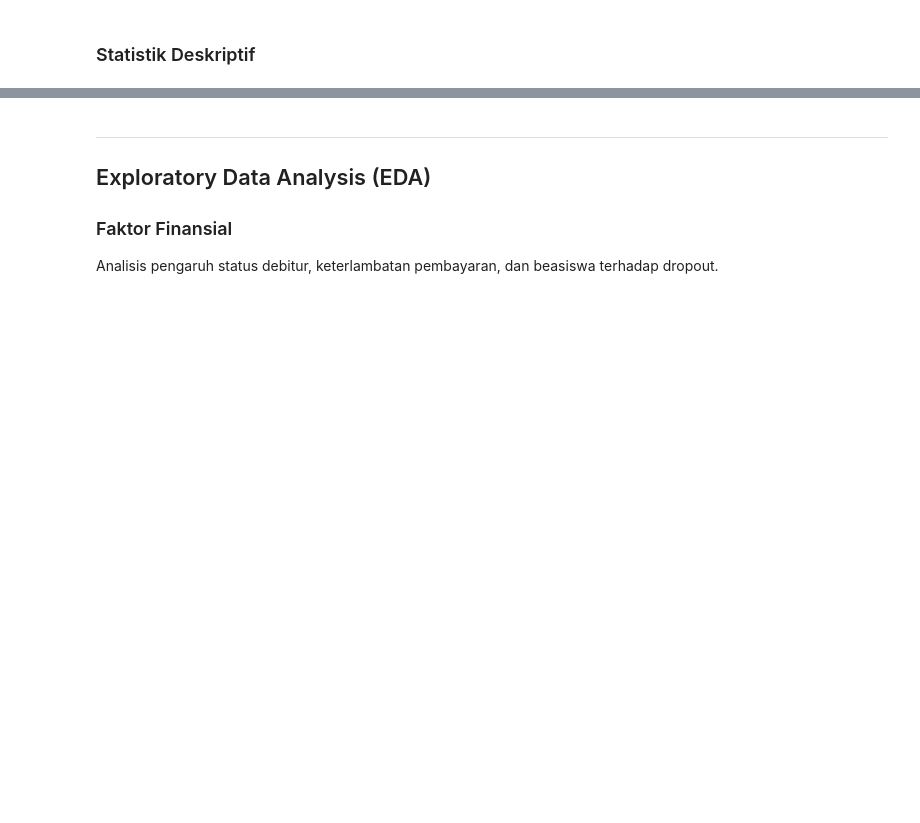
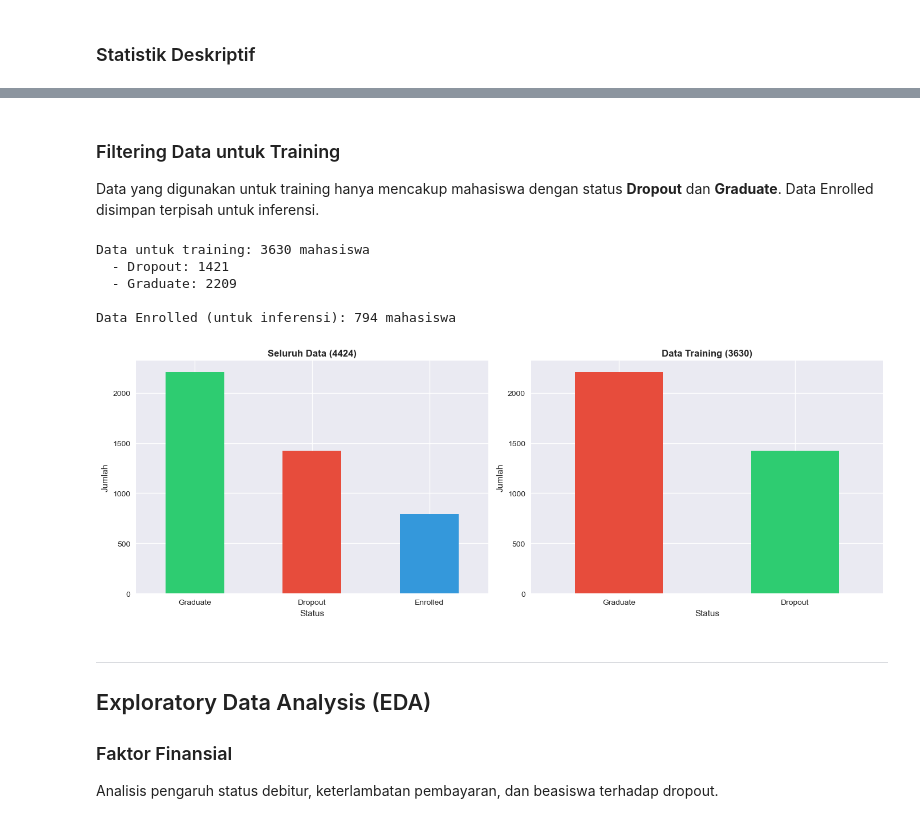
Before and after one commit to pesanweb/resiko-droput, a Jupyter notebook: notebook.ipynb, the cells around one changed output, grey strips where cells are left out. Cells and saved outputs as stored; diff of their text form; code cells hidden in the pictures; blank space fills up the shorter version.

```diff
--- a/notebook.ipynb
+++ b/notebook.ipynb
@@ -133,3 +221,44 @@ print(f"\nInsight: Dropout rate = {status_counts.get('Dropout', 0)/len(df)*100:.
+# %% [markdown]
+### Filtering Data untuk Training
+
+Data yang digunakan untuk training hanya mencakup mahasiswa dengan status **Dropout** dan **Graduate**. Data Enrolled disimpan terpisah untuk inferensi.
+# %%
+# Filter data: hanya Dropout dan Graduate untuk training
+df_train = df[df['Status'].isin(['Dropout', 'Graduate'])].copy()
+
+# Simpan data Enrolled untuk inferensi (opsional)
+df_enrolled = df[df['Status'] == 'Enrolled'].copy()
+
+print(f"Data untuk training: {len(df_train)} mahasiswa")
+print(f"  - Dropout: {len(df_train[df_train['Status'] == 'Dropout'])}")
+print(f"  - Graduate: {len(df_train[df_train['Status'] == 'Graduate'])}")
+print(f"\nData Enrolled (untuk inferensi): {len(df_enrolled)} mahasiswa")
+
+# Visualisasi distribusi data training
+fig, axes = plt.subplots(1, 2, figsize=(14, 5))
+
+# Sebelum filter
+status_counts.plot(kind='bar', ax=axes[0], color=[colors[x] for x in status_counts.index])
+axes[0].set_title('Seluruh Data (4424)', fontweight='bold')
+axes[0].set_ylabel('Jumlah')
+axes[0].set_xticklabels(axes[0].get_xticklabels(), rotation=0)
+
+# Sesudah filter
+train_counts = df_train['Status'].value_counts()
+train_counts.plot(kind='bar', ax=axes[1], color=['#e74c3c', '#2ecc71'])
+axes[1].set_title(f'Data Training ({len(df_train)})', fontweight='bold')
+axes[1].set_ylabel('Jumlah')
+axes[1].set_xticklabels(axes[1].get_xticklabels(), rotation=0)
+
+plt.tight_layout()
+plt.show()
+# %% [output]
+Data untuk training: 3630 mahasiswa
+  - Dropout: 1421
+  - Graduate: 2209
+
+Data Enrolled (untuk inferensi): 794 mahasiswa
+[figure, added]
 # %% [markdown]
 ---
 ## Exploratory Data Analysis (EDA)
```
Also changed, not shown: parts of 34 cells of this notebook, 6 other files.
